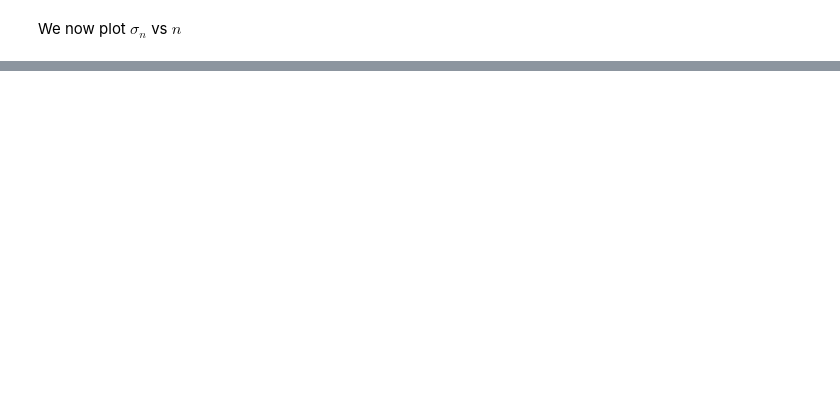
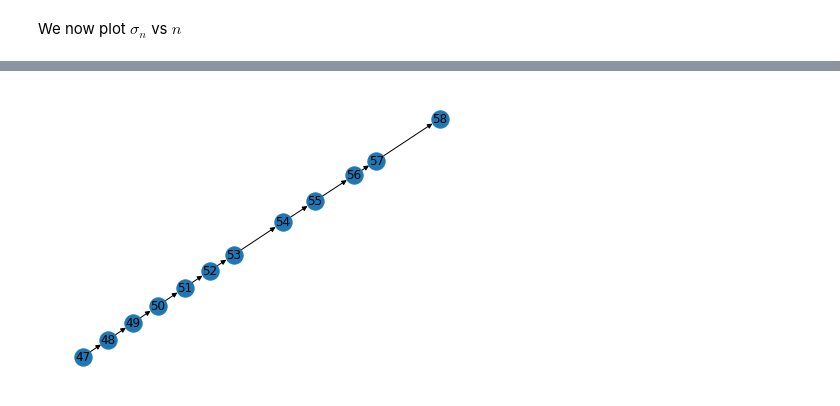
Before and after one commit to ndavila/Neutron_Capture_Cross_Sections, a Jupyter notebook: neutron_capture_cross_section.ipynb, the cells around one changed output, grey strips where cells are left out. Drawn from its saved outputs; the diff is of its cells as text; code cells hidden in the pictures; blank space fills up the shorter version.

```diff
--- a/neutron_capture_cross_section.ipynb
+++ b/neutron_capture_cross_section.ipynb
@@ -102,0 +122,13 @@ plt.show()
+# %%
+G = nx.DiGraph()
+# %%
+x = []
+y = []
+for s,v in list(sortedcombine.items()):
+    x.append(v[1])
+    y.append(v[0])
+
+for i,j in zip(x,y):
+    G.add_edge(i,i+1, weight = j)
+
+nx.to_dict_of_dicts(G)
@@ -102,0 +148,5 @@ plt.show()
+# %%
+nx.draw(G,with_labels=True)
+plt.show()
+# %% [output]
+[figure, added]
```
Also changed, not shown: parts of 5 cells of this notebook.
